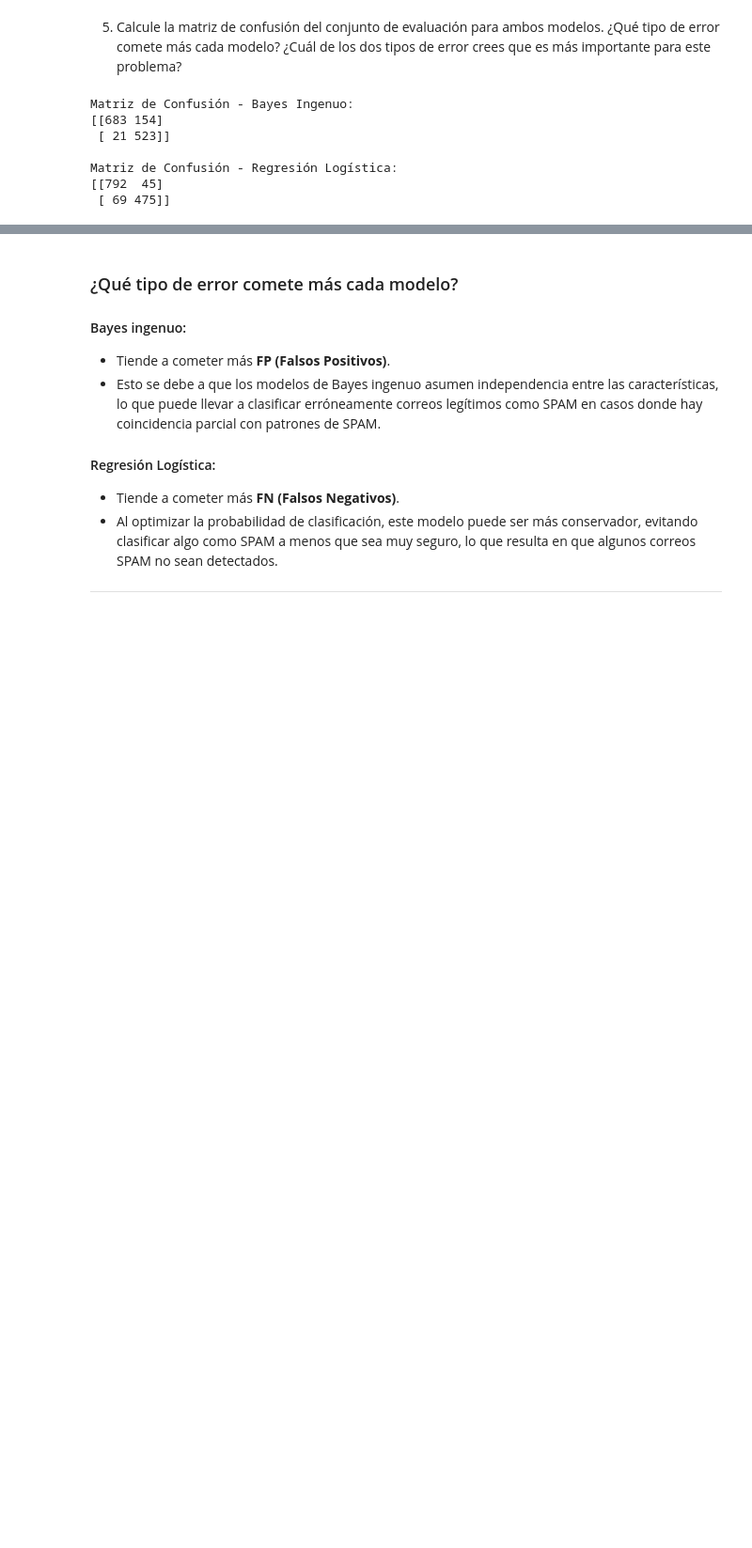
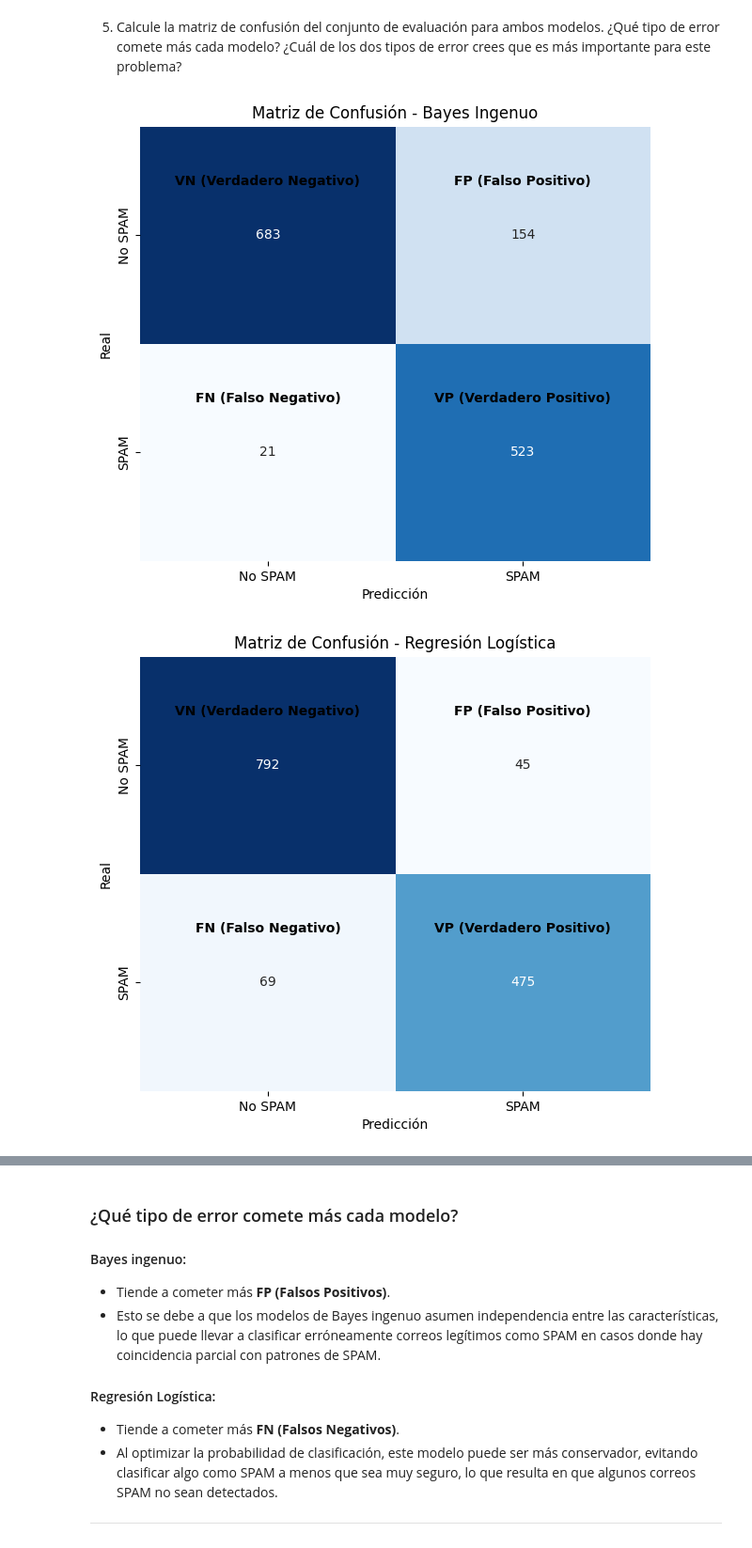
Before and after one commit to mbarquienero/intro_ia, a Jupyter notebook: Trabajo Practico Nro 3/tp3.ipynb, the cells around one changed output, grey strips where cells are left out. Shown: that part at 94% size. Drawn from its saved outputs; the diff is of its cells as text; code cells hidden in the pictures; blank space fills up the shorter version.

```diff
--- a/Trabajo Practico Nro 3/tp3.ipynb
+++ b/Trabajo Practico Nro 3/tp3.ipynb
@@ -199,26 +210,47 @@ Reporte de Clasificación para Regresión Logística:
 weighted avg       0.92      0.92      0.92      1381
 # %% [markdown]
 5. Calcule la matriz de confusión del conjunto de evaluación para ambos modelos. ¿Qué tipo de error comete más cada modelo? ¿Cuál de los dos tipos de error crees que es más importante para este problema?
-# %%
-from sklearn.metrics import confusion_matrix
-
-# Calcular la matriz de confusión para Bayes ingenuo
-y_pred_nb = nb_classifier.predict(X_test)  # Predicciones del modelo de Bayes ingenuo
-conf_matrix_nb = confusion_matrix(y_test, y_pred_nb)
-print("Matriz de Confusión - Bayes Ingenuo:")
-print(conf_matrix_nb)
-
-# Calcular la matriz de confusión para Regresión Logística
-y_pred_logistic = logistic_pipeline.predict(X_test)  # Predicciones del modelo de Regresión Logística
-conf_matrix_logistic = confusion_matrix(y_test, y_pred_logistic)
-print("\nMatriz de Confusión - Regresión Logística:")
-print(conf_matrix_logistic)
-# %% [output]
-Matriz de Confusión - Bayes Ingenuo:
-[[683 154]
- [ 21 523]]
-
-Matriz de Confusión - Regresión Logística:
-[[792  45]
- [ 69 475]]
+# %%
+import matplotlib.pyplot as plt
+import seaborn as sns
+from sklearn.metrics import confusion_matrix
+
+# Generar las predicciones
+y_pred_nb = nb_classifier.predict(X_test)
+y_pred_logistic = logistic_pipeline.predict(X_test)
+
+# Calcular las matrices de confusión
+conf_matrix_nb = confusion_matrix(y_test, y_pred_nb)
+conf_matrix_logistic = confusion_matrix(y_test, y_pred_logistic)
+
+# Función para graficar la matriz de confusión con etiquetas descriptivas
+def plot_confusion_matrix_with_labels(matrix, title):
+    labels = [
+        ["VN (Verdadero Negativo)", "FP (Falso Positivo)"],
+        ["FN (Falso Negativo)", "VP (Verdadero Positivo)"]
+    ]
+
+    plt.figure(figsize=(7, 6))
+    sns.heatmap(matrix, annot=True, fmt="d", cmap="Blues", cbar=False,
+                xticklabels=["No SPAM", "SPAM"], yticklabels=["No SPAM", "SPAM"])
+
+    # Agregar etiquetas descriptivas personalizadas en cada celda (un poco más arriba)
+    for i in range(2):
+        for j in range(2):
+            plt.text(j + 0.5, i + 0.25, labels[i][j],  # El "0.25" ajusta la posición hacia arriba
+                     color="black", ha="center", va="center", fontsize=10, fontweight="bold")
+
+    plt.xlabel("Predicción")
+    plt.ylabel("Real")
+    plt.title(title)
+    plt.show()
+
+# Graficar la matriz de confusión para Bayes ingenuo
+plot_confusion_matrix_with_labels(conf_matrix_nb, "Matriz de Confusión - Bayes Ingenuo")
+
+# Graficar la matriz de confusión para Regresión Logística
+plot_confusion_matrix_with_labels(conf_matrix_logistic, "Matriz de Confusión - Regresión Logística")
+# %% [output]
+[figure, added]
+[figure, added]
 # %% [markdown]
```
Also changed, not shown: parts of 5 cells of this notebook.
